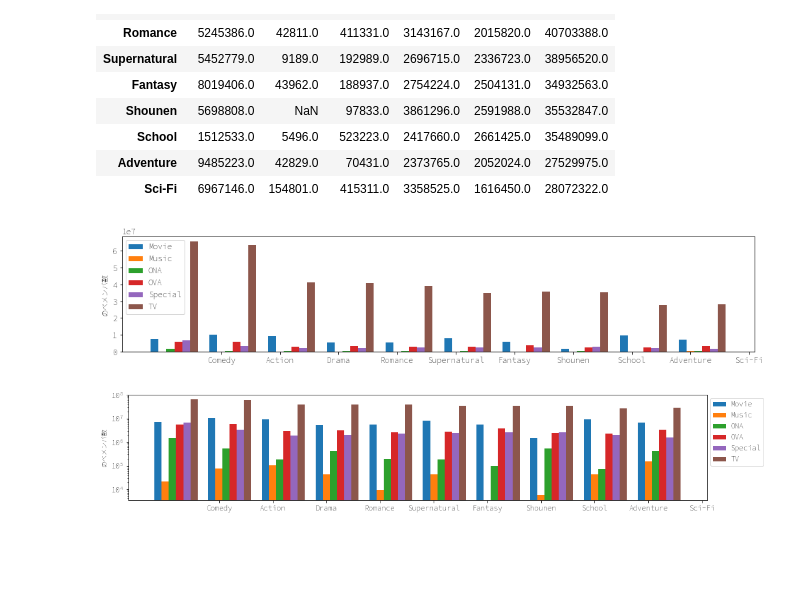
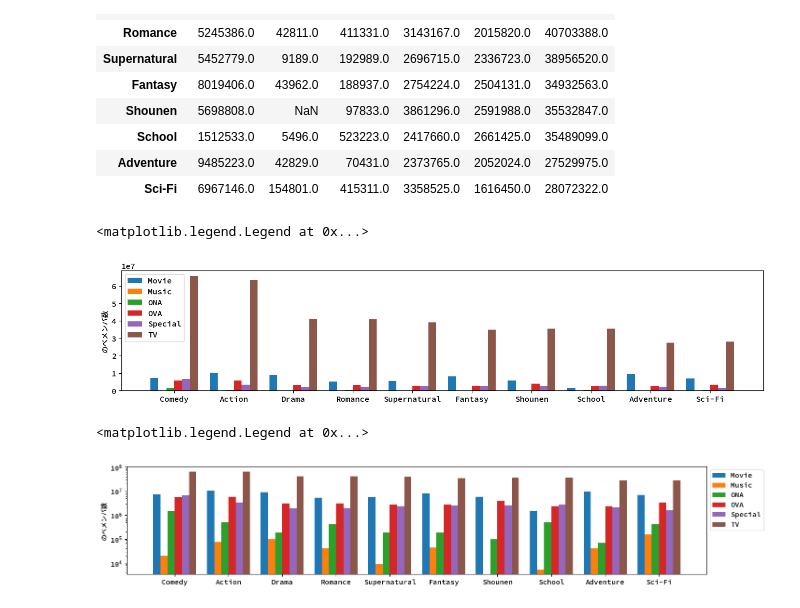
Before and after one commit to practical-jupyter/sample-code-2nd, a Jupyter notebook: notebooks/4-05.ipynb, the cells around one changed output. Drawn from its saved outputs; the diff is of its cells as text; code cells hidden in the pictures; blank space fills up the shorter version.

```diff
--- a/notebooks/4-05.ipynb
+++ b/notebooks/4-05.ipynb
@@ -168,26 +178,27 @@ df_master_genre
 # %%
 # リスト 4.5.13　メディア種別・ジャンル別棒グラフの描画
 
 genres = df_master_genre.index  # ジャンルリスト
 types = df_master_genre.columns  # メディア種別リスト
 genre_number = len(genres)  # ジャンル数
 type_number = len(types)  # メディア種別数
 fig, ax = plt.subplots(1, 1, figsize=(16, 3))
 total_bar_width = 0.8  # ジャンルグループ全体の棒の幅
 bar_width = total_bar_width / type_number  # 各メディア種別の棒の幅
 x = np.arange(1, genre_number + 1)  # 各ジャンルのX基準位置
 
 for type_ in types:
     data = df_master_genre[type_]
     ax.bar(x, data, width=bar_width, align="edge", label=type_)
     x = x + bar_width
 
-ax.set_xticks(x + total_bar_width / 2)
+ax.set_xticks(x - total_bar_width / 2)
 ax.set_xticklabels(genres)
 ax.set_ylabel("のべメンバ数")
 ax.legend()
 # %% [output]
+<matplotlib.legend.Legend at 0x...>
-[figure, old version]
+[figure, new version]
 # %%
 # リスト 4.5.14　メディア種別・ジャンル別棒グラフの描画（対数軸）
 
@@ -199,12 +210,13 @@ for type_ in types:
     x = x + bar_width
 
 ax.set_yscale("log")
-ax.set_xticks(x + total_bar_width / 2)
+ax.set_xticks(x - total_bar_width / 2)
 ax.set_xticklabels(genres)
 ax.set_ylabel("のべメンバ数")
 ax.legend(bbox_to_anchor=(1, 1))
 # %% [output]
+<matplotlib.legend.Legend at 0x...>
-[figure, old version]
+[figure, new version]
 # %%
 # リスト 4.5.15　メディア種別・ジャンル別積み上げ棒グラフの描画
 
```
Also changed, not shown: parts of 11 cells of this notebook.
